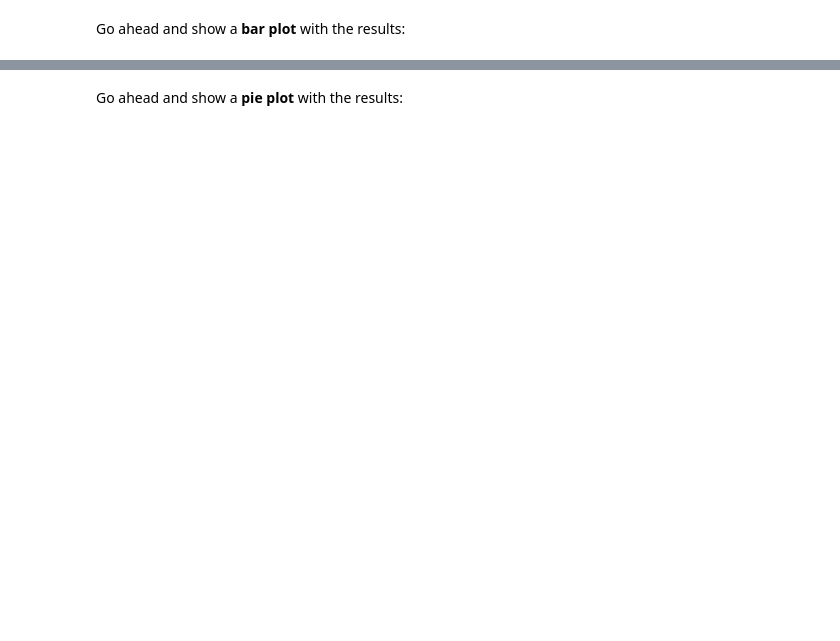
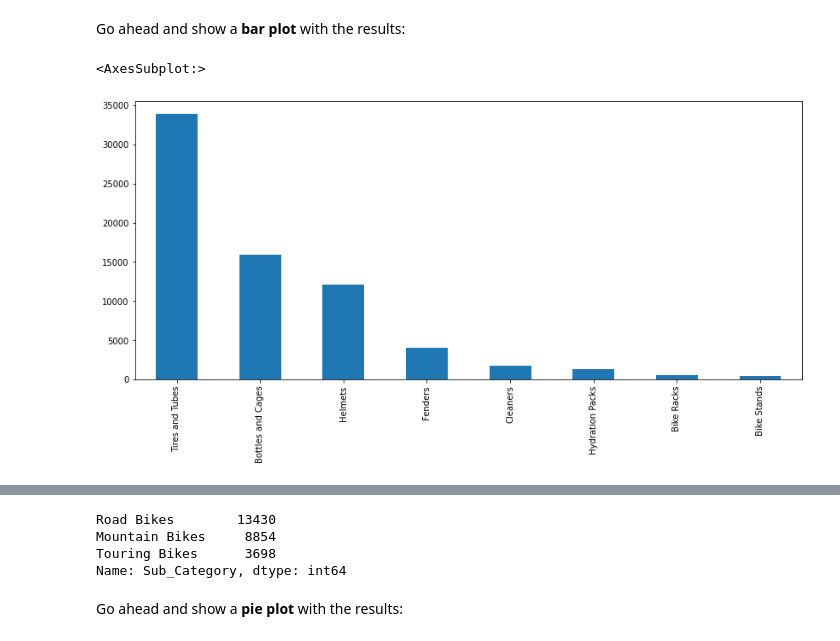
Before and after one commit to omaima-khalil/FunnyData, a Jupyter notebook: Exercises_1.ipynb, the cells around one changed output, grey strips where cells are left out. Saved outputs shown, nothing was run; the diff lists cells and outputs as text; code cells hidden in the pictures; blank space fills up the shorter version.

```diff
--- a/Exercises_1.ipynb
+++ b/Exercises_1.ipynb
@@ -380,6 +439,10 @@ accessories
 Go ahead and show a <b>bar plot</b> with the results:
 # %%
 # your code goes here
+accessories.plot(kind='bar', figsize=(14,6))
+# %% [output]
+<AxesSubplot:>
+[figure, added]
 # %%
 accessories.plot(kind='bar', figsize=(14,6))
 # %% [markdown]
@@ -388,6 +451,14 @@ accessories.plot(kind='bar', figsize=(14,6))
 ### How many orders were made per bike sub-categories?
 # %%
 # your code goes here
+bike=sales.loc[sales['Product_Category'] == 'Bikes', 'Sub_Category'].value_counts()
+
+bike
+# %% [output]
+Road Bikes        13430
+Mountain Bikes     8854
+Touring Bikes      3698
+Name: Sub_Category, dtype: int64
 # %%
 bikes = sales.loc[sales['Product_Category'] == 'Bikes', 'Sub_Category'].value_counts()
 
```
Also changed, not shown: parts of 18 cells of this notebook.
